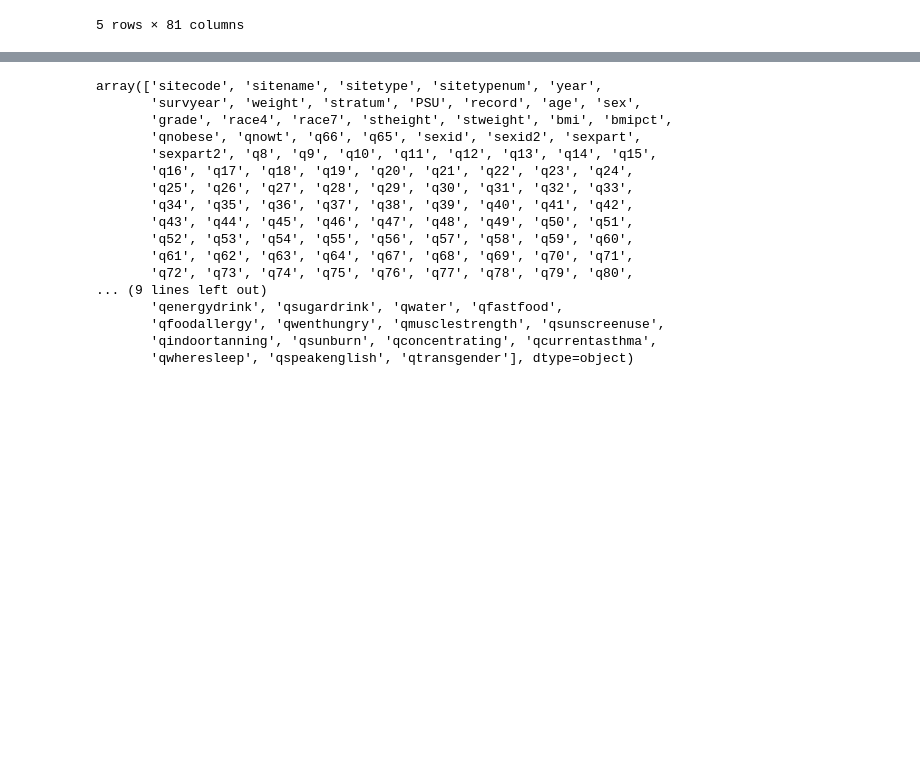
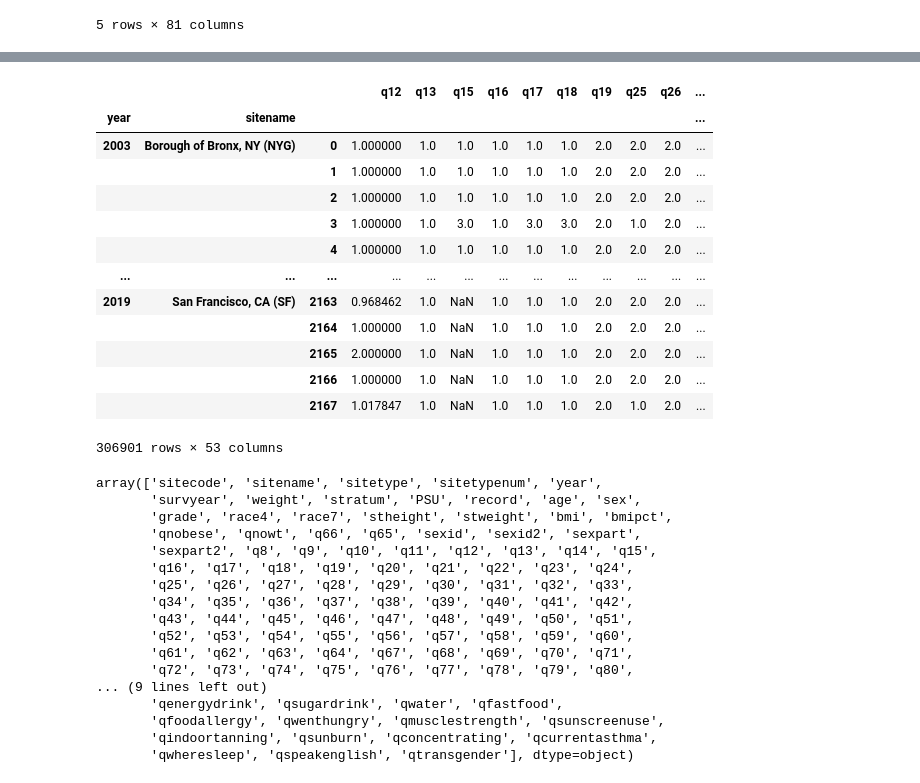
Before and after one commit to brodyee/STATS501_project, a Jupyter notebook: code/EDA.ipynb, the cells around one changed output, grey strips where cells are left out. Cells and saved outputs as stored; diff of their text form; code cells hidden in the pictures; blank space fills up the shorter version.

```diff
--- a/code/EDA.ipynb
+++ b/code/EDA.ipynb
@@ -112,3 +265,20 @@ fulldat = fulldat.sort_values(["year", "sitename"]).set_index(["year", "sitename
+# %%
+iterImpu
+# %% [output]
+|  |  |  | q12 | q13 | q15 | q16 | q17 | q18 | q19 | q25 | q26 | ... |
+| year | sitename |  |  |  |  |  |  |  |  |  |  | ... |
+| 2003 | Borough of Bronx, NY (NYG) | 0 | 1.000000 | 1.0 | 1.0 | 1.0 | 1.0 | 1.0 | 2.0 | 2.0 | 2.0 | ... |
+|  |  | 1 | 1.000000 | 1.0 | 1.0 | 1.0 | 1.0 | 1.0 | 2.0 | 2.0 | 2.0 | ... |
+|  |  | 2 | 1.000000 | 1.0 | 1.0 | 1.0 | 1.0 | 1.0 | 2.0 | 2.0 | 2.0 | ... |
+|  |  | 3 | 1.000000 | 1.0 | 3.0 | 1.0 | 3.0 | 3.0 | 2.0 | 1.0 | 2.0 | ... |
+|  |  | 4 | 1.000000 | 1.0 | 1.0 | 1.0 | 1.0 | 1.0 | 2.0 | 2.0 | 2.0 | ... |
+| ... | ... | ... | ... | ... | ... | ... | ... | ... | ... | ... | ... | ... |
+| 2019 | San Francisco, CA (SF) | 2163 | 0.968462 | 1.0 | NaN | 1.0 | 1.0 | 1.0 | 2.0 | 2.0 | 2.0 | ... |
+|  |  | 2164 | 1.000000 | 1.0 | NaN | 1.0 | 1.0 | 1.0 | 2.0 | 2.0 | 2.0 | ... |
+|  |  | 2165 | 2.000000 | 1.0 | NaN | 1.0 | 1.0 | 1.0 | 2.0 | 2.0 | 2.0 | ... |
+|  |  | 2166 | 1.000000 | 1.0 | NaN | 1.0 | 1.0 | 1.0 | 2.0 | 2.0 | 2.0 | ... |
+|  |  | 2167 | 1.017847 | 1.0 | NaN | 1.0 | 1.0 | 1.0 | 2.0 | 1.0 | 2.0 | ... |
+306901 rows × 53 columns
 # %%
 dat.columns.to_numpy()
 # %% [output]
```
Also changed, not shown: parts of 19 cells of this notebook, 8 other files.
